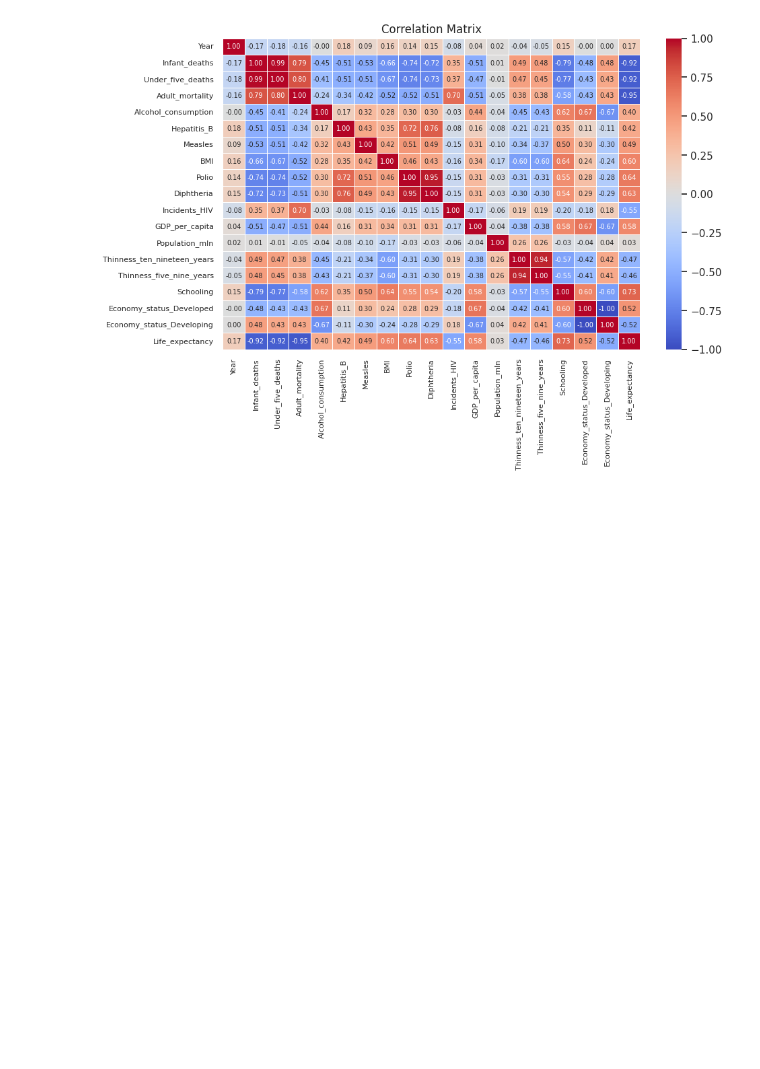
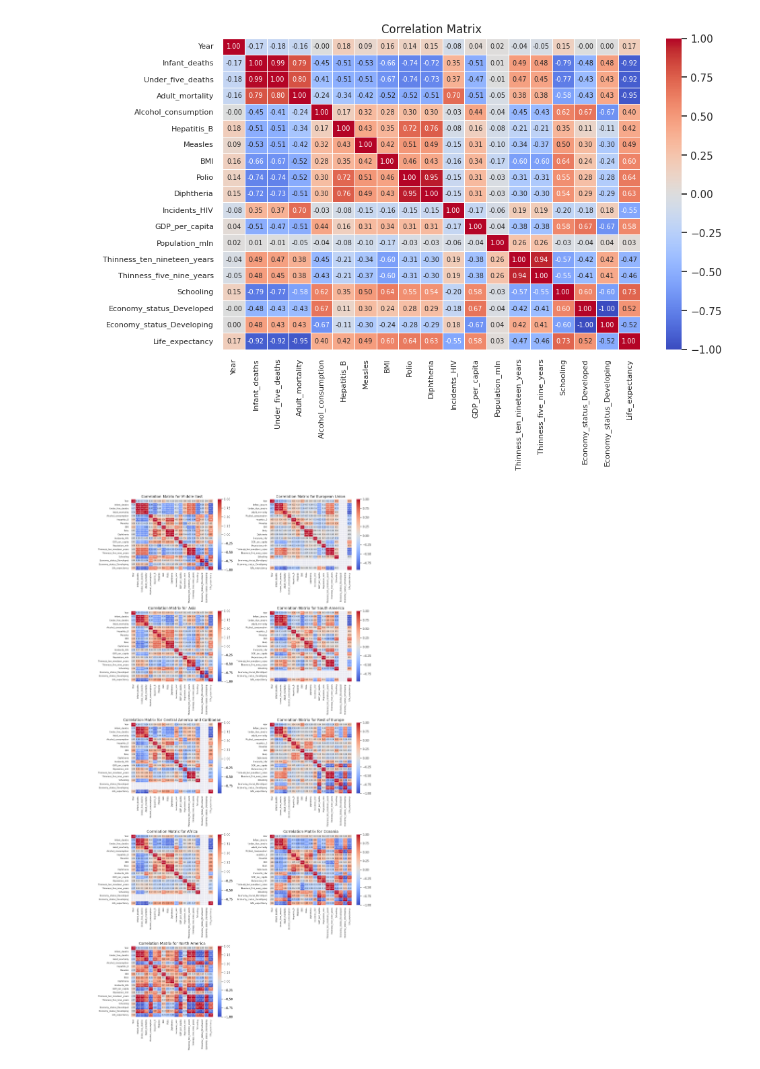
Before and after one commit to bwinna/mini_project_World-why-wealth, a Jupyter notebook: DADS5001_mid_project.ipynb, the cells around one changed output. Saved outputs shown, nothing was run; the diff lists cells and outputs as text; code cells hidden in the pictures; blank space fills up the shorter version.

```diff
--- a/DADS5001_mid_project.ipynb
+++ b/DADS5001_mid_project.ipynb
@@ -150,3 +150,43 @@ plt.title('Correlation Matrix')
 plt.show()
 # %% [output]
 [figure]
+# %%
+# Assuming df has the 'Region' column for grouping
+regions = df['Region'].unique()
+n_regions = len(regions)
+
+# Define the number of rows and columns for subplots (2 regions per row)
+n_cols = 2
+n_rows = (n_regions + 1) // n_cols  # Calculate the number of rows needed
+
+# Create a figure with subplots, two per row
+fig, axes = plt.subplots(nrows=n_rows, ncols=n_cols, figsize=(15, n_rows * 6))
+
+# Flatten axes array for easy iteration
+axes = axes.flatten()
+
+for i, region in enumerate(regions):
+    # Filter data for the current region
+    data_region = df[df['Region'] == region].drop(['Country', 'Region'], axis=1)
+
+    # Create the correlation matrix for the current region
+    correlation_matrix = data_region.corr()
+
+    # Plot heatmap for the current region
+    sns.heatmap(correlation_matrix, annot=True, cmap='coolwarm', fmt='.2f', linewidths=0.5,
+                annot_kws={"size": 6}, ax=axes[i])
+
+    # Set the title for each subplot
+    axes[i].set_title(f'Correlation Matrix for {region}', fontsize=14)
+    axes[i].tick_params(axis='x', labelsize=8)
+    axes[i].tick_params(axis='y', labelsize=8)
+
+# Remove empty subplots if the number of regions is odd
+for j in range(i + 1, n_rows * n_cols):
+    fig.delaxes(axes[j])
+
+# Adjust layout
+plt.tight_layout()
+plt.show()
+# %% [output]
+[figure, added]
```
